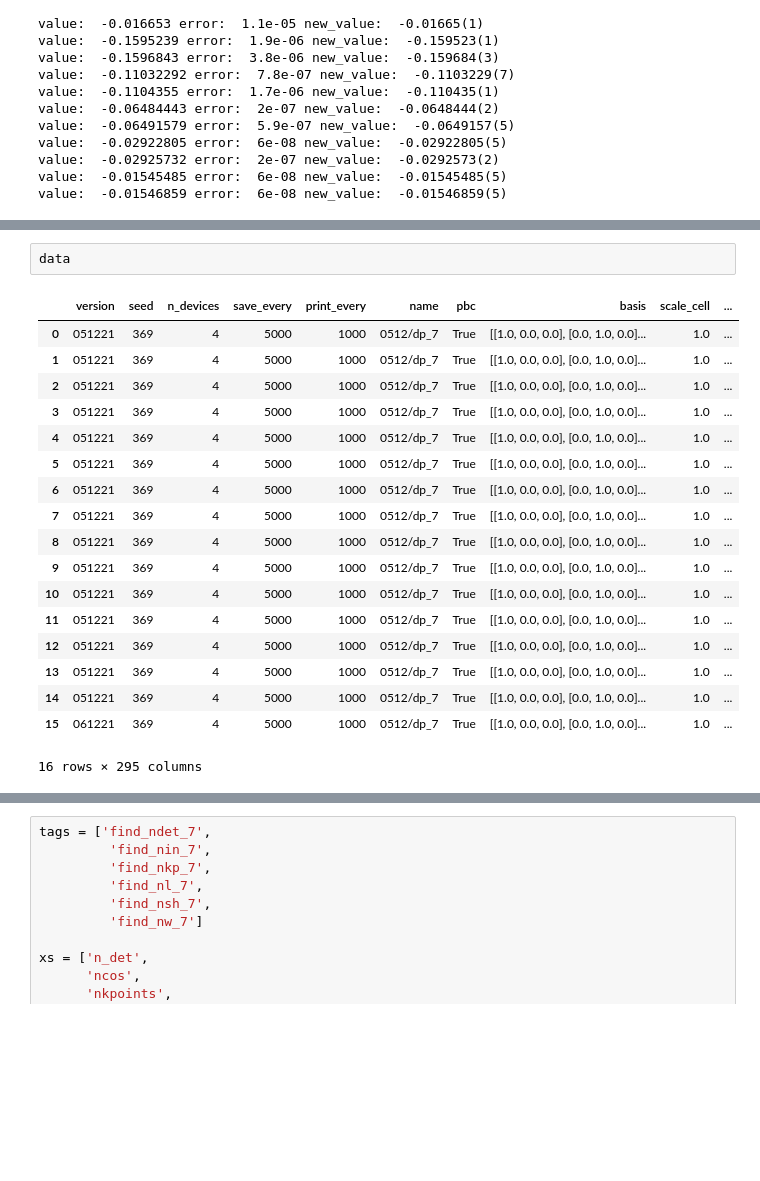
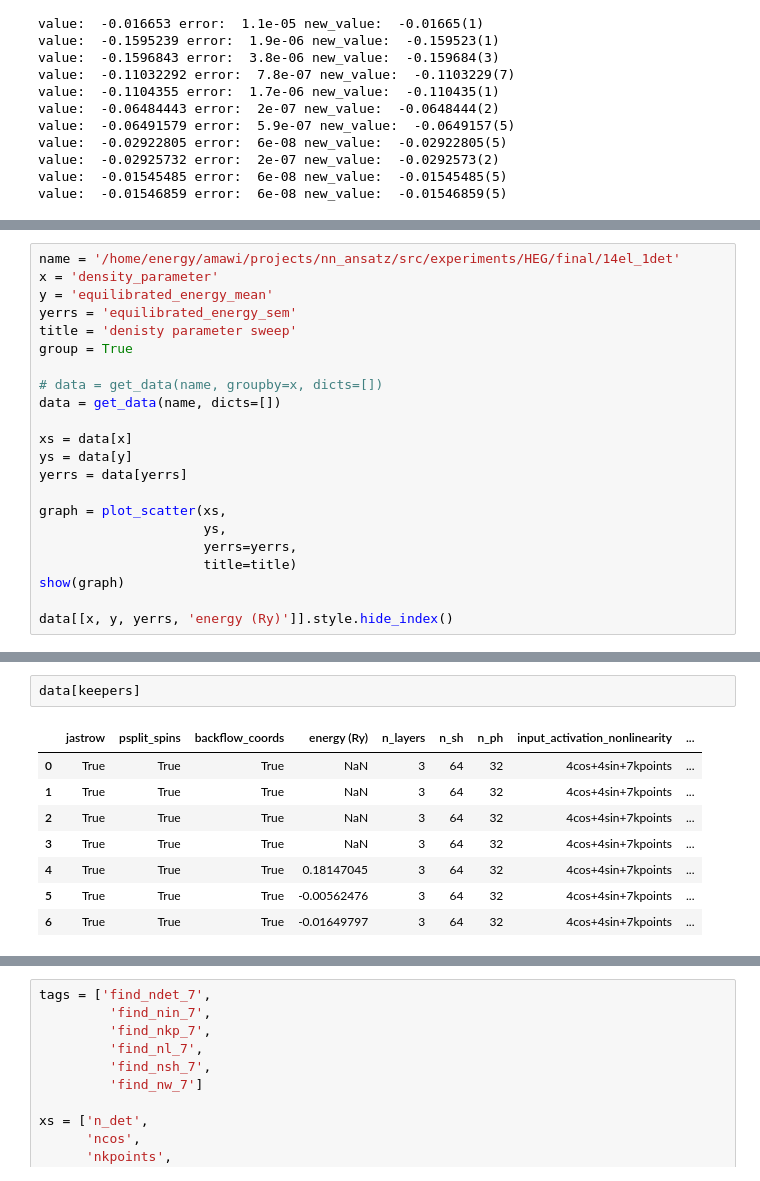
Before and after one commit to xmax1/nn_ansatz, a Jupyter notebook: src/exp/plotting.ipynb, the cells around one changed output, grey strips where cells are left out. Drawn from its saved outputs; the diff is of its cells as text; blank space fills up the shorter version.

```diff
--- a/src/exp/plotting.ipynb
+++ b/src/exp/plotting.ipynb
@@ -171,0 +291,22 @@ data[data['n_det'] == 1][[x, 'energy (Ry)', 'variance', 'n_it_best_model']].sort
+# %%
+name = '/home/energy/amawi/projects/nn_ansatz/src/experiments/HEG/final/14el_1det'
+x = 'density_parameter'
+y = 'equilibrated_energy_mean'
+yerrs = 'equilibrated_energy_sem'
+title = 'denisty parameter sweep'
+group = True
+
+# data = get_data(name, groupby=x, dicts=[])
+data = get_data(name, dicts=[])
+
+xs = data[x]
+ys = data[y]
+yerrs = data[yerrs]
+
+graph = plot_scatter(xs,
+                     ys,
+                     yerrs=yerrs,
+                     title=title)
+show(graph)
+
+data[[x, y, yerrs, 'energy (Ry)']].style.hide_index()
@@ -172,21 +321,11 @@ data[data['n_det'] == 1][[x, 'energy (Ry)', 'variance', 'n_it_best_model']].sort
 # %%
-data
+data[keepers]
 # %% [output]
-|  | version | seed | n_devices | save_every | print_every | name | pbc | basis | scale_cell | ... |
-| 0 | 051221 | 369 | 4 | 5000 | 1000 | 0512/dp_7 | True | [[1.0, 0.0, 0.0], [0.0, 1.0, 0.0]... | 1.0 | ... |
-| 1 | 051221 | 369 | 4 | 5000 | 1000 | 0512/dp_7 | True | [[1.0, 0.0, 0.0], [0.0, 1.0, 0.0]... | 1.0 | ... |
-| 2 | 051221 | 369 | 4 | 5000 | 1000 | 0512/dp_7 | True | [[1.0, 0.0, 0.0], [0.0, 1.0, 0.0]... | 1.0 | ... |
-| 3 | 051221 | 369 | 4 | 5000 | 1000 | 0512/dp_7 | True | [[1.0, 0.0, 0.0], [0.0, 1.0, 0.0]... | 1.0 | ... |
-| 4 | 051221 | 369 | 4 | 5000 | 1000 | 0512/dp_7 | True | [[1.0, 0.0, 0.0], [0.0, 1.0, 0.0]... | 1.0 | ... |
-| 5 | 051221 | 369 | 4 | 5000 | 1000 | 0512/dp_7 | True | [[1.0, 0.0, 0.0], [0.0, 1.0, 0.0]... | 1.0 | ... |
-| 6 | 051221 | 369 | 4 | 5000 | 1000 | 0512/dp_7 | True | [[1.0, 0.0, 0.0], [0.0, 1.0, 0.0]... | 1.0 | ... |
-| 7 | 051221 | 369 | 4 | 5000 | 1000 | 0512/dp_7 | True | [[1.0, 0.0, 0.0], [0.0, 1.0, 0.0]... | 1.0 | ... |
-| 8 | 051221 | 369 | 4 | 5000 | 1000 | 0512/dp_7 | True | [[1.0, 0.0, 0.0], [0.0, 1.0, 0.0]... | 1.0 | ... |
-| 9 | 051221 | 369 | 4 | 5000 | 1000 | 0512/dp_7 | True | [[1.0, 0.0, 0.0], [0.0, 1.0, 0.0]... | 1.0 | ... |
-| 10 | 051221 | 369 | 4 | 5000 | 1000 | 0512/dp_7 | True | [[1.0, 0.0, 0.0], [0.0, 1.0, 0.0]... | 1.0 | ... |
-| 11 | 051221 | 369 | 4 | 5000 | 1000 | 0512/dp_7 | True | [[1.0, 0.0, 0.0], [0.0, 1.0, 0.0]... | 1.0 | ... |
-| 12 | 051221 | 369 | 4 | 5000 | 1000 | 0512/dp_7 | True | [[1.0, 0.0, 0.0], [0.0, 1.0, 0.0]... | 1.0 | ... |
-| 13 | 051221 | 369 | 4 | 5000 | 1000 | 0512/dp_7 | True | [[1.0, 0.0, 0.0], [0.0, 1.0, 0.0]... | 1.0 | ... |
-| 14 | 051221 | 369 | 4 | 5000 | 1000 | 0512/dp_7 | True | [[1.0, 0.0, 0.0], [0.0, 1.0, 0.0]... | 1.0 | ... |
-| 15 | 061221 | 369 | 4 | 5000 | 1000 | 0512/dp_7 | True | [[1.0, 0.0, 0.0], [0.0, 1.0, 0.0]... | 1.0 | ... |
+|  | jastrow | psplit_spins | backflow_coords | energy (Ry) | n_layers | n_sh | n_ph | input_activation_nonlinearity | ... |
+| 0 | True | True | True | NaN | 3 | 64 | 32 | 4cos+4sin+7kpoints | ... |
+| 1 | True | True | True | NaN | 3 | 64 | 32 | 4cos+4sin+7kpoints | ... |
+| 2 | True | True | True | NaN | 3 | 64 | 32 | 4cos+4sin+7kpoints | ... |
+| 3 | True | True | True | NaN | 3 | 64 | 32 | 4cos+4sin+7kpoints | ... |
+| 4 | True | True | True | 0.18147045 | 3 | 64 | 32 | 4cos+4sin+7kpoints | ... |
+| 5 | True | True | True | -0.00562476 | 3 | 64 | 32 | 4cos+4sin+7kpoints | ... |
+| 6 | True | True | True | -0.01649797 | 3 | 64 | 32 | 4cos+4sin+7kpoints | ... |
-16 rows × 295 columns
```
Also changed, not shown: parts of 8 cells of this notebook, 10 other files.
